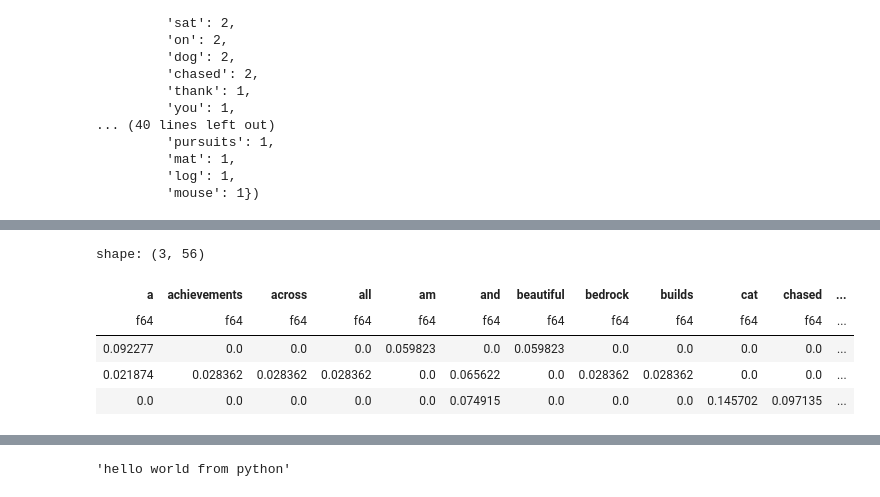
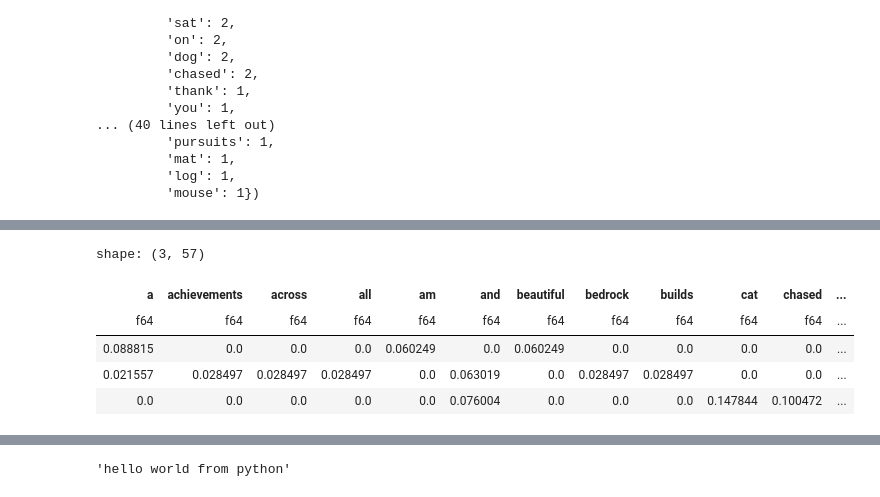
Before and after one commit to chineidu/AI-Powered-Search, a Jupyter notebook: lab/00-lab.ipynb, the cells around one changed output, grey strips where cells are left out. Drawn from its saved outputs; the diff is of its cells as text; code cells hidden in the pictures.

```diff
--- a/lab/00-lab.ipynb
+++ b/lab/00-lab.ipynb
@@ -205,10 +231,10 @@ doc2: list[str] = [
 ]
 
 
-doc: list[list[str]] = [doc1, doc2]
-vocab: dict[str, int] = generate_vocab(doc=doc)
+docs: list[list[str]] = [doc1, doc2]
+vocab: dict[str, int] = generate_vocab(docs=docs)
 
-query: list[list[str]] = [[" apple juice"]]
+query: list[list[str]] = [["apple juice"]]
 query_vector: np.ndarray = encode(doc=query, vocab=vocab)
 doc1_vector: np.ndarray = encode(doc=[doc1], vocab=vocab)
 doc2_vector: np.ndarray = encode(doc=[doc2], vocab=vocab)
@@ -298,7 +333,7 @@ doc3: list[str] = [
     )
 ]
 corpus: list[list[str]] = [tokenize(doc1), tokenize(doc2), tokenize(doc3)]
-vocab: dict[str, int] = generate_vocab(doc=corpus)
+vocab: dict[str, int] = generate_vocab(docs=corpus)
 print(f"{vocab = }\n")
 print(f"{corpus = }\n")
 # %% [output]
@@ -338,0 +374,4 @@ array([[0.11111111, 0.        , 0.        , 0.        , 0.05555556,
+# %%
+log_term_freq: np.ndarray = np.log1p(term_freq)
+dampened_tf: np.ndarray = log_term_freq / np.sum(log_term_freq, axis=1, keepdims=True)
+dampened_tf
@@ -416,6 +475,6 @@ S_F: int = 1  # smoothing factor
 doc_freq: np.ndarray = term_freq != 0
 doc_freq = doc_freq.sum(axis=0, keepdims=True)
 
-idf: np.ndarray = np.log1p((N + S_F) / (doc_freq + S_F))
+idf: np.ndarray = np.log1p((N) / (doc_freq + S_F))
 idf
 # %% [output]
@@ -443,18 +502,18 @@ shape: (1, 56)
 # %%
-tf_idf: np.ndarray = term_freq * idf
+tf_idf: np.ndarray = dampened_tf * idf
 # Normalize
 tf_idf = tf_idf / tf_idf.sum(axis=-1, keepdims=True)
 
 tf_idf_df: pl.DataFrame = pl.DataFrame(tf_idf)
 tf_idf_df.columns = [*vocab.keys()]
 tf_idf_df
 # %% [output]
-shape: (3, 56)
+shape: (3, 57)
 | a | achievements | across | all | am | and | beautiful | bedrock | builds | cat | chased | ... |
 | f64 | f64 | f64 | f64 | f64 | f64 | f64 | f64 | f64 | f64 | f64 | ... |
-| 0.092277 | 0.0 | 0.0 | 0.0 | 0.059823 | 0.0 | 0.059823 | 0.0 | 0.0 | 0.0 | 0.0 | ... |
-| 0.021874 | 0.028362 | 0.028362 | 0.028362 | 0.0 | 0.065622 | 0.0 | 0.028362 | 0.028362 | 0.0 | 0.0 | ... |
-| 0.0 | 0.0 | 0.0 | 0.0 | 0.0 | 0.074915 | 0.0 | 0.0 | 0.0 | 0.145702 | 0.097135 | ... |
+| 0.088815 | 0.0 | 0.0 | 0.0 | 0.060249 | 0.0 | 0.060249 | 0.0 | 0.0 | 0.0 | 0.0 | ... |
+| 0.021557 | 0.028497 | 0.028497 | 0.028497 | 0.0 | 0.063019 | 0.0 | 0.028497 | 0.028497 | 0.0 | 0.0 | ... |
+| 0.0 | 0.0 | 0.0 | 0.0 | 0.0 | 0.076004 | 0.0 | 0.0 | 0.0 | 0.147844 | 0.100472 | ... |
 # %%
 tf_idf_df.with_columns(total=pl.sum_horizontal("*"))
 # %% [output]
```
Also changed, not shown: parts of 38 cells of this notebook.
